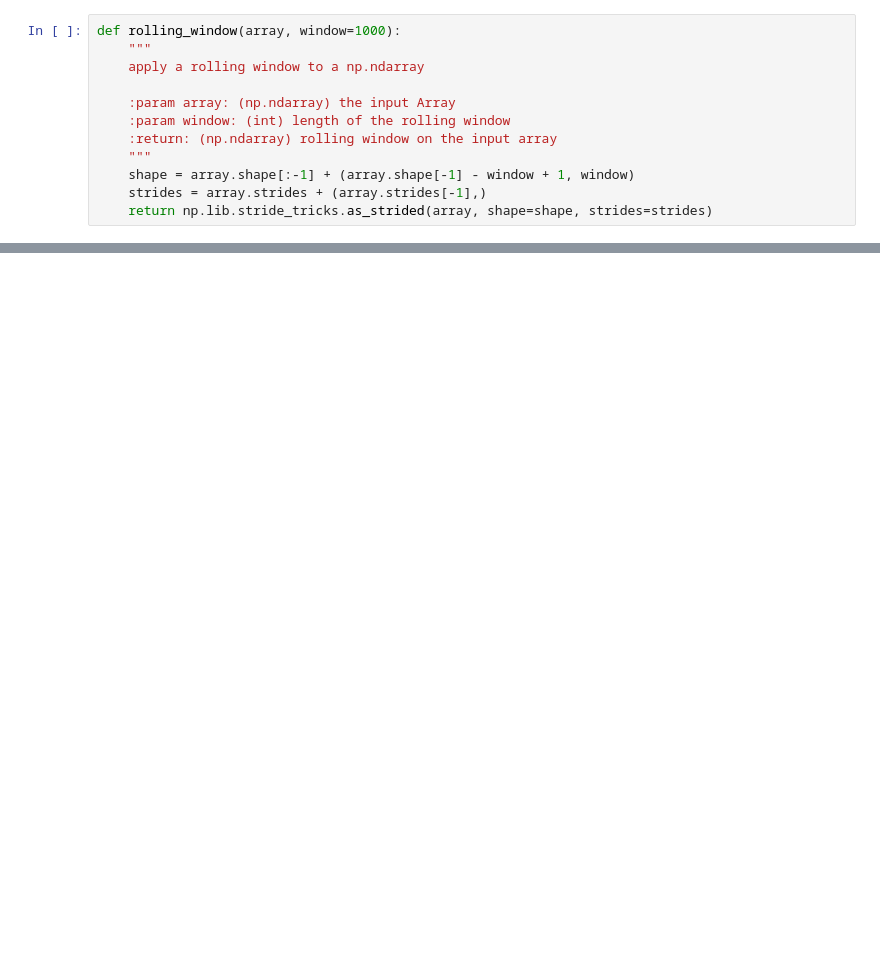
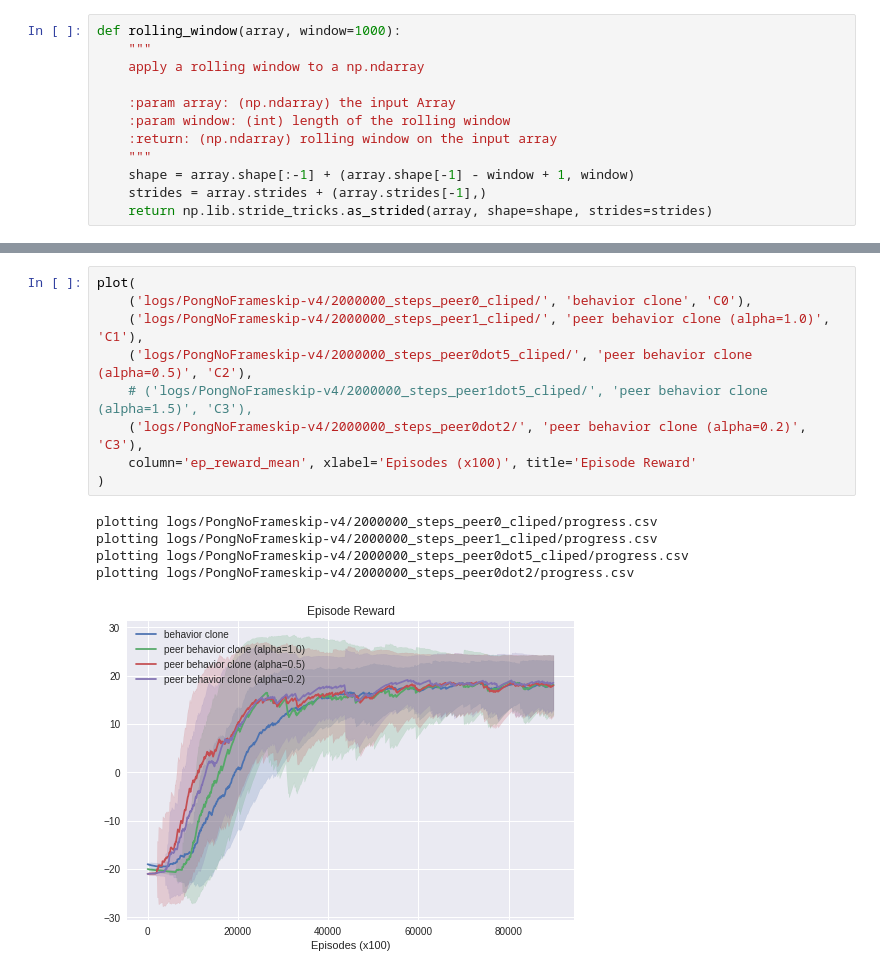
Before and after one commit to gohsyi/peer_bc_ct, a Jupyter notebook: plotter.ipynb, the cells around one changed output, grey strips where cells are left out. Drawn from its saved outputs; the diff is of its cells as text; blank space fills up the shorter version.

Commit message:
peer bc works now

```diff
--- a/plotter.ipynb
+++ b/plotter.ipynb
@@ -88,0 +89,15 @@ plotting logs/BreakoutNoFrameskip-v4/4/progress.csv
+# %%
+plot(
+    ('logs/PongNoFrameskip-v4/2000000_steps_peer0_cliped/', 'behavior clone', 'C0'),
+    ('logs/PongNoFrameskip-v4/2000000_steps_peer1_cliped/', 'peer behavior clone (alpha=1.0)', 'C1'),
+    ('logs/PongNoFrameskip-v4/2000000_steps_peer0dot5_cliped/', 'peer behavior clone (alpha=0.5)', 'C2'),
+    # ('logs/PongNoFrameskip-v4/2000000_steps_peer1dot5_cliped/', 'peer behavior clone (alpha=1.5)', 'C3'),
+    ('logs/PongNoFrameskip-v4/2000000_steps_peer0dot2/', 'peer behavior clone (alpha=0.2)', 'C3'),
+    column='ep_reward_mean', xlabel='Episodes (x100)', title='Episode Reward'
+)
+# %% [output]
+plotting logs/PongNoFrameskip-v4/2000000_steps_peer0_cliped/progress.csv
+plotting logs/PongNoFrameskip-v4/2000000_steps_peer1_cliped/progress.csv
+plotting logs/PongNoFrameskip-v4/2000000_steps_peer0dot5_cliped/progress.csv
+plotting logs/PongNoFrameskip-v4/2000000_steps_peer0dot2/progress.csv
+[figure, added]
```
Also changed, not shown: parts of 7 cells of this notebook, 12 other files.
